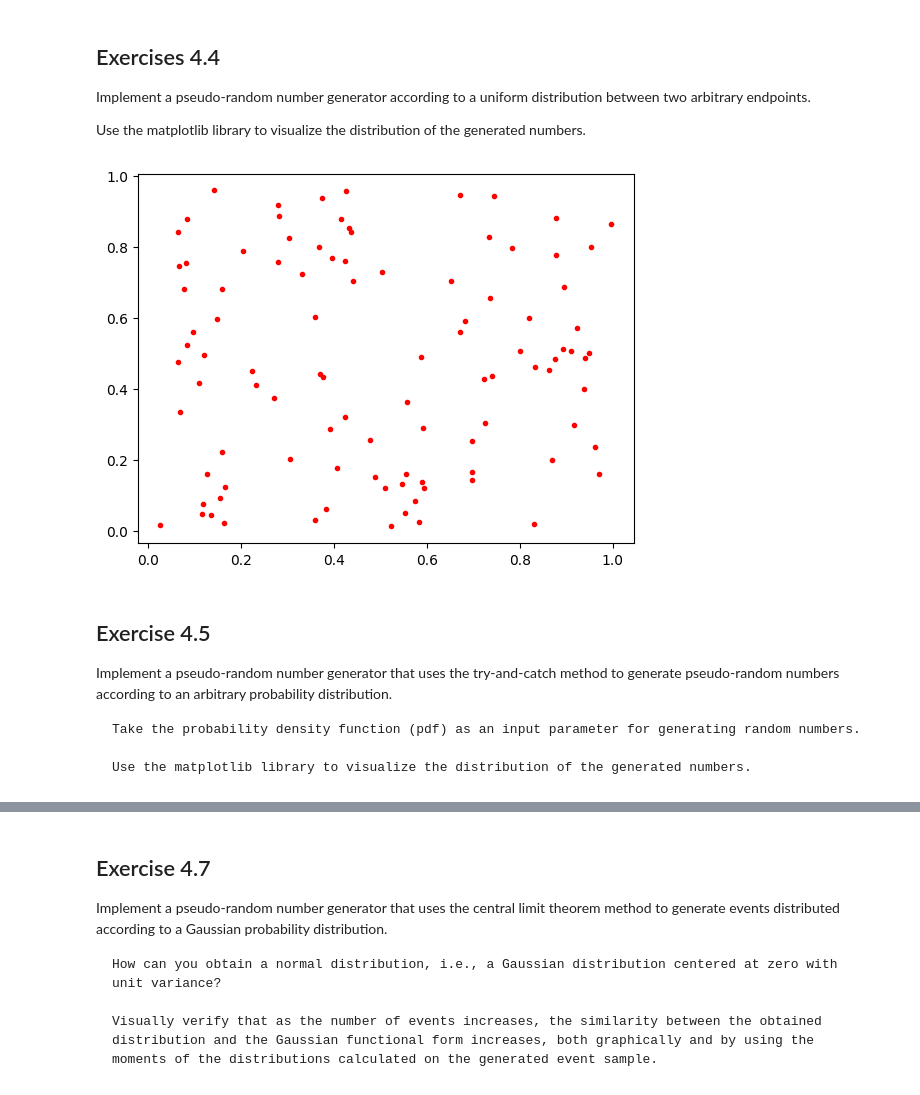
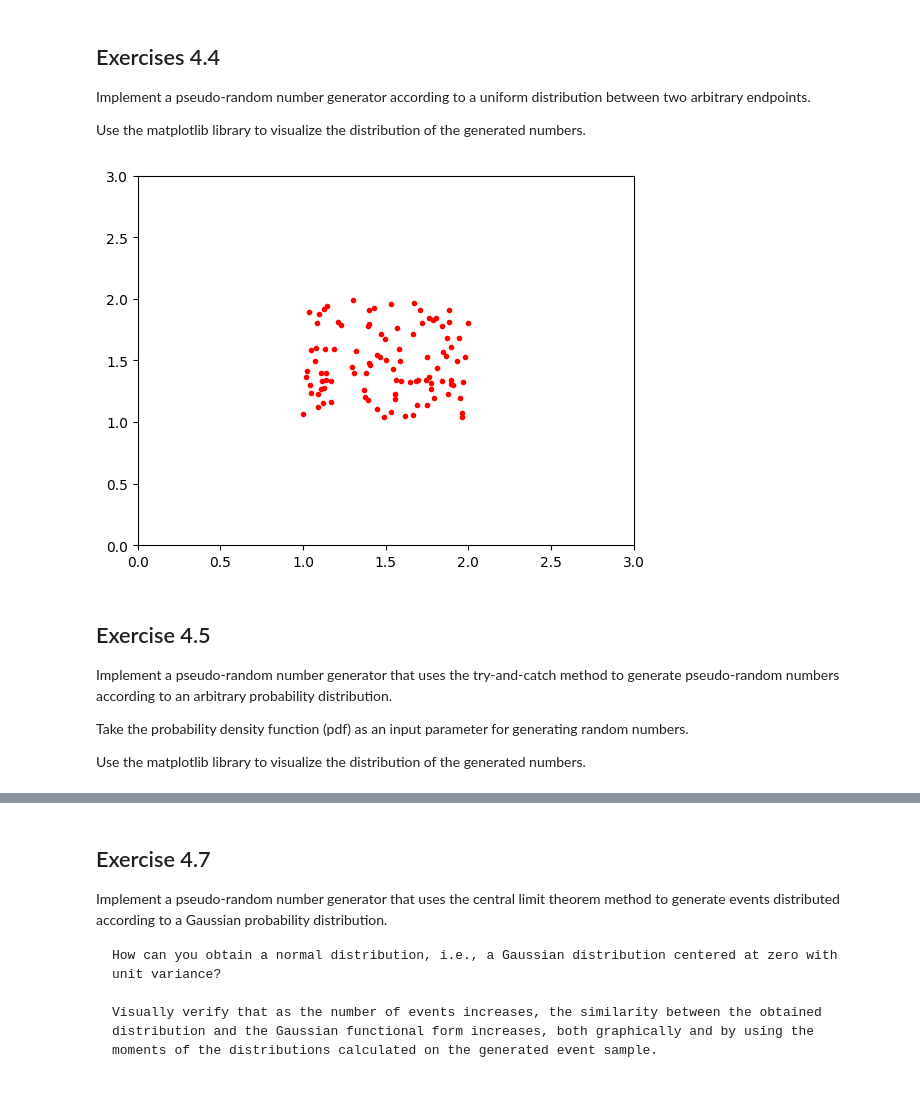
Before and after one commit to CarminatiGiovanni/LaboratorioCalcoloEStatistica, a Jupyter notebook: exercises_4_231023.ipynb, the cells around one changed output, grey strips where cells are left out. Saved outputs shown, nothing was run; the diff lists cells and outputs as text; code cells hidden in the pictures.

```diff
--- a/exercises_4_231023.ipynb
+++ b/exercises_4_231023.ipynb
@@ -68,20 +70,23 @@ print(r3d)
 Implement a pseudo-random number generator according to a uniform distribution between two arbitrary endpoints.
 
 Use the matplotlib library to visualize the distribution of the generated numbers.
-# %%
-from random import random
-from matplotlib import pyplot as plt
-
-X = [random() for _ in range(100)]
-Y = [random() for _ in range(100)]
-plt.plot(X,Y,'o',color='red',markersize=3)
-plt.show()
-# %% [output]
-[figure, removed]
+# %%
+def rand_uniform(min,max,size=1):
+    if size==1: return np.random.rand()*(max-min) + min
+    return np.random.rand(size)*(max-min) + min
+
+X = rand_uniform(1,2,100)
+Y = rand_uniform(1,2,100)
+plt.plot(X,Y,'o',color='red',markersize=3)
+plt.xlim((0,3))
+plt.ylim((0,3))
+plt.show()
+# %% [output]
+[figure, added]
 # %% [markdown]
 ## Exercise 4.5
 Implement a pseudo-random number generator that uses the try-and-catch method to generate pseudo-random numbers according to an arbitrary probability distribution.
 
-    Take the probability density function (pdf) as an input parameter for generating random numbers.
+Take the probability density function (pdf) as an input parameter for generating random numbers.
 
-    Use the matplotlib library to visualize the distribution of the generated numbers.
+Use the matplotlib library to visualize the distribution of the generated numbers.
```
Also changed, not shown: parts of 5 cells of this notebook, 1 other file.
